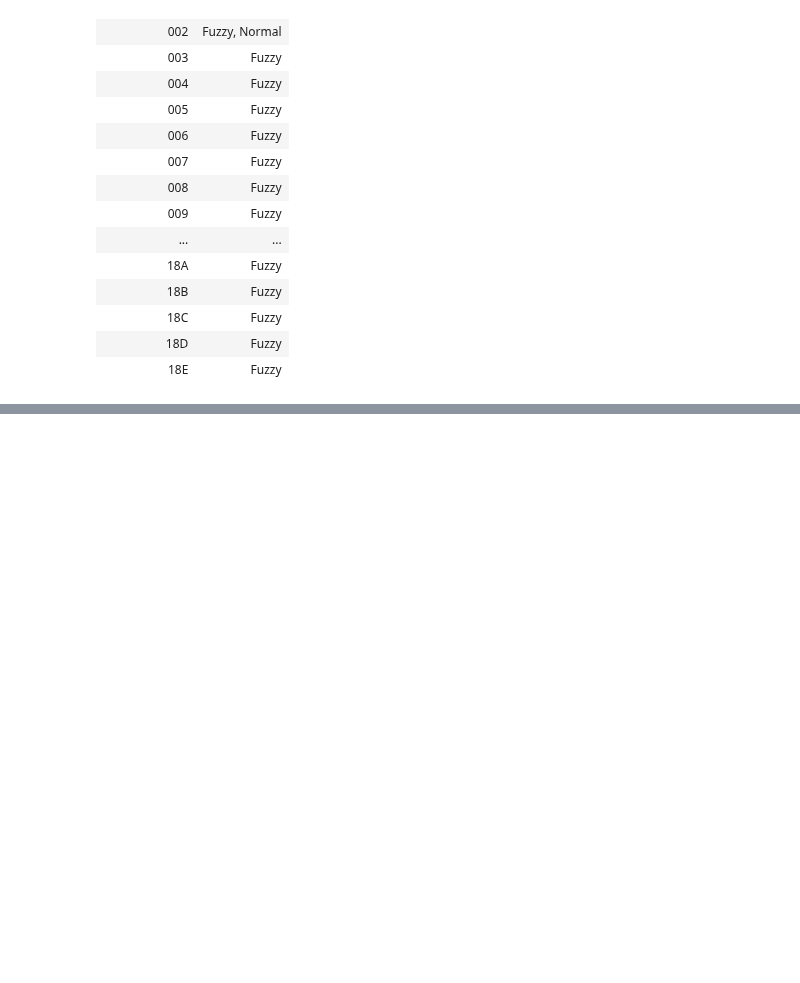
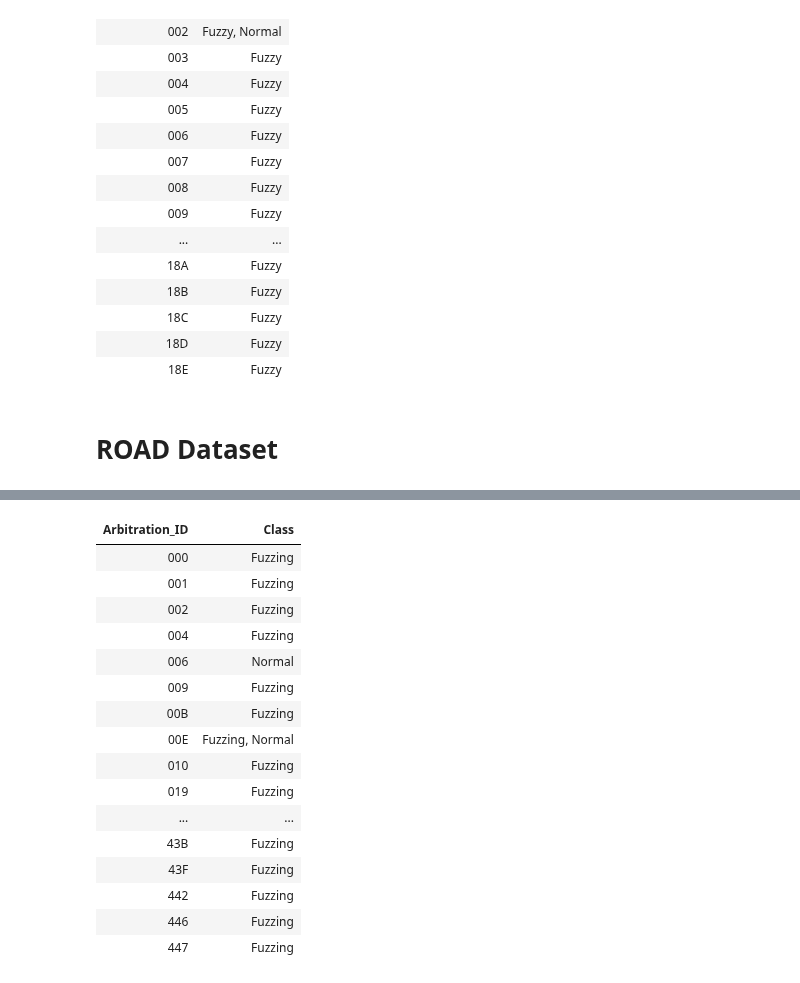
Before and after one commit to ayasy-el/FedCAN-IDS, a Jupyter notebook: notebook/dataset.ipynb, the cells around one changed output, grey strips where cells are left out. Cells and saved outputs as stored; diff of their text form; code cells hidden in the pictures; blank space fills up the shorter version.

```diff
--- a/notebook/dataset.ipynb
+++ b/notebook/dataset.ipynb
@@ -337,3 +337,52 @@ Total Rows :  17558346
 | 18C | Fuzzy |
 | 18D | Fuzzy |
 | 18E | Fuzzy |
+# %% [markdown]
+# ROAD Dataset
+# %%
+import pandas as pd
+import numpy as np
+
+df = pd.read_parquet("../data/interim/canonical.parquet")
+
+print("=" * 45)
+print(" TOTAL ROWS PER ATTACK TYPE")
+print("=" * 45)
+
+row_counts = df["attack_type"].value_counts()
+
+for attack, count in row_counts.items():
+    print(f"• {attack:<15} : {count} Rows", "(", f"{(count / len(df)) * 100:.2f}", "%)")
+
+print("=" * 45)
+print("Total Rows : ", len(df))
+print()
+
+
+id_counts = df.groupby("attack_type")["Arbitration_ID"].nunique()
+
+print("=" * 45)
+print(" TOTAL ARBITRATION ID UNIK PER ATTACK TYPE")
+print("=" * 45)
+
+for attack, count in id_counts.items():
+    print(f"• {attack:<15} : {count} ID Unik")
+
+print("=" * 45)
+print()
+
+
+# ============================================================
+# ARBITRATION ID → CLASS
+# ============================================================
+
+id_class = (
+    df.groupby("Arbitration_ID")["attack_type"]
+    .agg(lambda x: ", ".join(sorted(x.unique())))
+    .reset_index()
+    .rename(columns={"Arbitration_ID": "Arbitration_ID", "attack_type": "Class"})
+    .sort_values("Arbitration_ID")
+)
+
+id_class.style.hide(axis="index")
+# %% [output]
@@ -339,0 +406,17 @@ Total Rows :  17558346
+| Arbitration_ID | Class |
+| 000 | Fuzzing |
+| 001 | Fuzzing |
+| 002 | Fuzzing |
+| 004 | Fuzzing |
+| 006 | Normal |
+| 009 | Fuzzing |
+| 00B | Fuzzing |
+| 00E | Fuzzing, Normal |
+| 010 | Fuzzing |
+| 019 | Fuzzing |
+| ... | ... |
+| 43B | Fuzzing |
+| 43F | Fuzzing |
+| 442 | Fuzzing |
+| 446 | Fuzzing |
+| 447 | Fuzzing |
```
Also changed, not shown: parts of 1 cell of this notebook, 9 other files.
